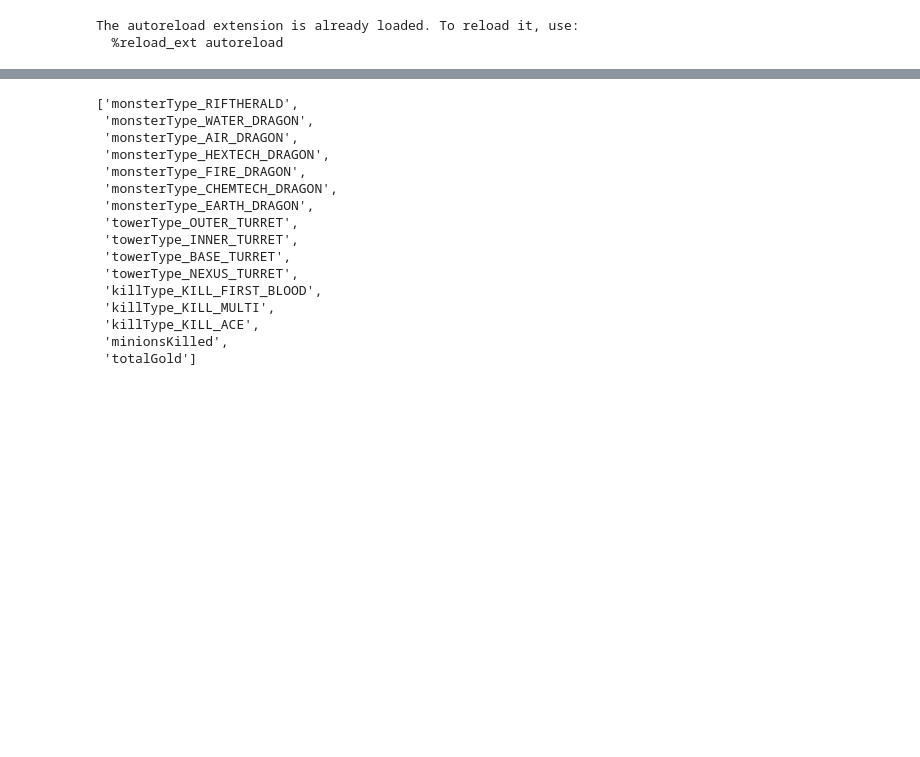
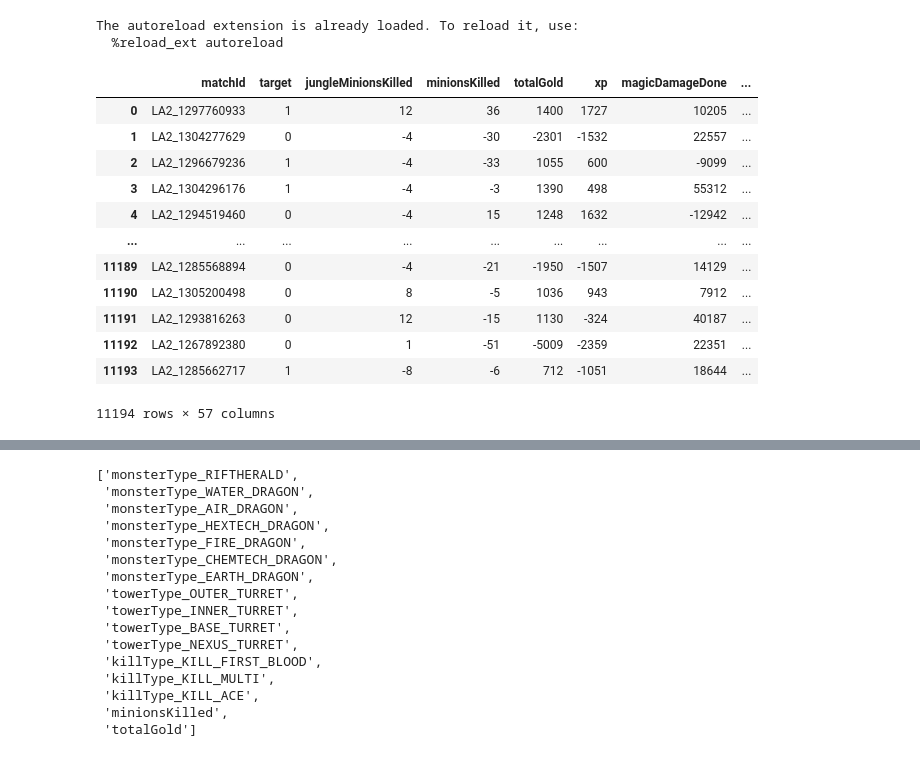
Before and after one commit to nicolas-muzzio/Spirit_of_the_LoL, a Jupyter notebook: notebooks/work_files.ipynb, the cells around one changed output, grey strips where cells are left out. Saved outputs shown, nothing was run; the diff lists cells and outputs as text; code cells hidden in the pictures; blank space fills up the shorter version.

```diff
--- a/notebooks/work_files.ipynb
+++ b/notebooks/work_files.ipynb
@@ -37,21 +39,35 @@ from clean_preprocess import preprocess, specify_interest_features, remove_dupli
 The autoreload extension is already loaded. To reload it, use:
   %reload_ext autoreload
 # %%
-
 # Ruta al directorio que contiene los archivos CSV
 ruta_directorio = "../data/Match_Diff/"
 
 # Obtener la lista de todos los archivos CSV en el directorio
 archivos_csv = glob.glob(ruta_directorio + "*.csv")
 
 # Inicializar una lista para almacenar los DataFrames de cada archivo
 dfs = []
 
 # Leer y combinar los archivos CSV en un solo DataFrame
 for archivo in archivos_csv:
     df = pd.read_csv(archivo)
     dfs.append(df)
 
 df_combinado = pd.concat(dfs, ignore_index=True)
 
-df = df_combinado
+df = df_combinado.drop(columns="Unnamed: 0")
+df
+# %% [output]
+|  | matchId | target | jungleMinionsKilled | minionsKilled | totalGold | xp | magicDamageDone | ... |
+| 0 | LA2_1297760933 | 1 | 12 | 36 | 1400 | 1727 | 10205 | ... |
+| 1 | LA2_1304277629 | 0 | -4 | -30 | -2301 | -1532 | 22557 | ... |
+| 2 | LA2_1296679236 | 1 | -4 | -33 | 1055 | 600 | -9099 | ... |
+| 3 | LA2_1304296176 | 1 | -4 | -3 | 1390 | 498 | 55312 | ... |
+| 4 | LA2_1294519460 | 0 | -4 | 15 | 1248 | 1632 | -12942 | ... |
+| ... | ... | ... | ... | ... | ... | ... | ... | ... |
+| 11189 | LA2_1285568894 | 0 | -4 | -21 | -1950 | -1507 | 14129 | ... |
+| 11190 | LA2_1305200498 | 0 | 8 | -5 | 1036 | 943 | 7912 | ... |
+| 11191 | LA2_1293816263 | 0 | 12 | -15 | 1130 | -324 | 40187 | ... |
+| 11192 | LA2_1267892380 | 0 | 1 | -51 | -5009 | -2359 | 22351 | ... |
+| 11193 | LA2_1285662717 | 1 | -8 | -6 | 712 | -1051 | 18644 | ... |
+11194 rows × 57 columns
```
Also changed, not shown: parts of 4 cells of this notebook, 1 other file.
